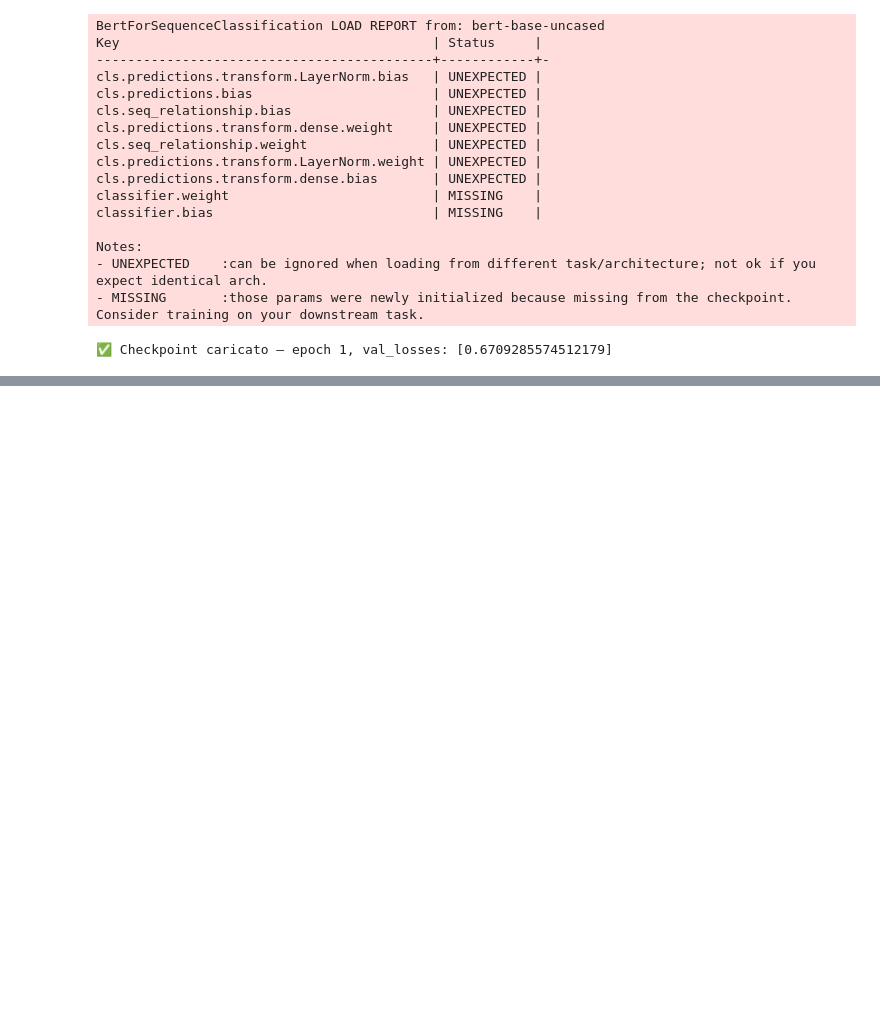
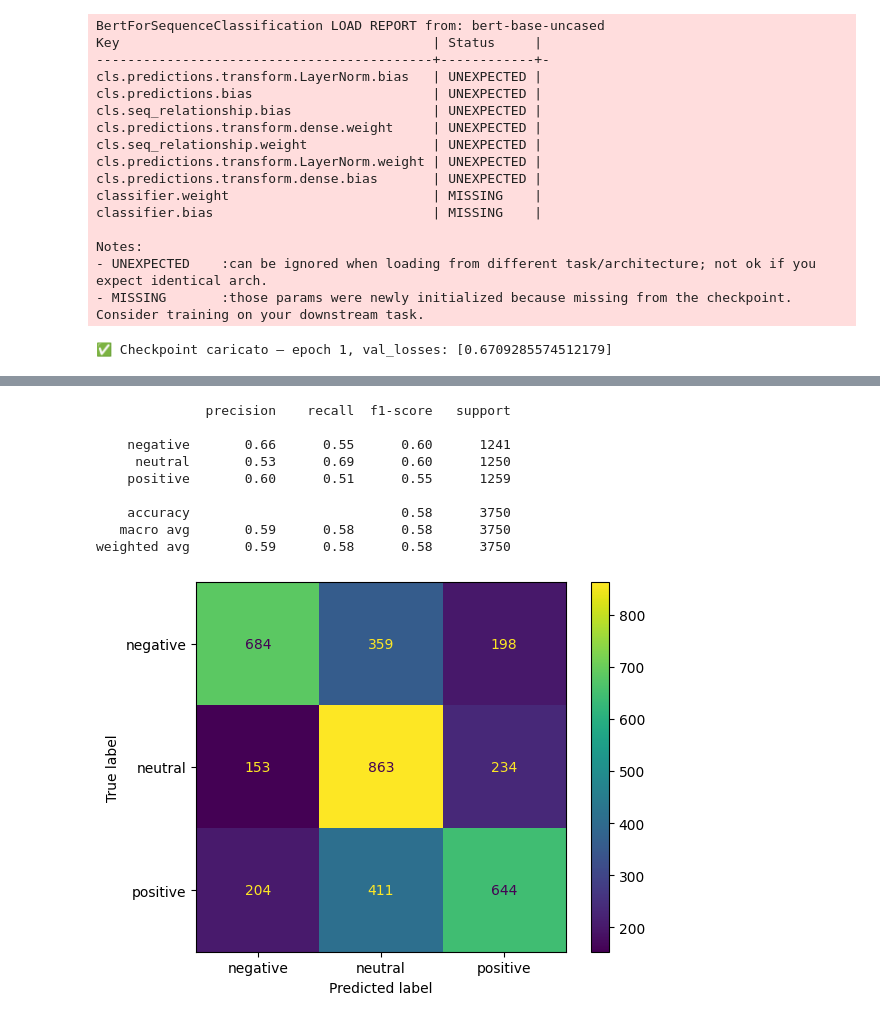
Before and after one commit to GabrieleSocrate/Text-Mining-, a Jupyter notebook: BERT__TextMining.ipynb, the cells around one changed output, grey strips where cells are left out. Drawn from its saved outputs; the diff is of its cells as text; code cells hidden in the pictures; blank space fills up the shorter version.

```diff
--- a/BERT__TextMining.ipynb
+++ b/BERT__TextMining.ipynb
@@ -18,6 +20,6 @@ Mounted at /content/drive
 # %%
 
 
-file_path = "/content/drive/MyDrive/Ds/financial_news_base.jsonl"
+file_path = "financial_news_base.jsonl" # "/content/drive/MyDrive/Ds/financial_news_base.jsonl" for colab
 
 df = pd.read_json(file_path, lines=True)
@@ -480,0 +607,33 @@ Notes:
+# %%
+from sklearn.metrics import classification_report, confusion_matrix, ConfusionMatrixDisplay
+test_loader_fb = DataLoader(Dataset(test_tokenized_fb, y_test_tensor), batch_size=batch_size)
+
+finbert.eval()
+all_preds, all_labels = [], []
+
+with torch.no_grad():
+    for batch in test_loader_fb:
+        input_ids      = batch['input_ids'].to(device)
+        attention_mask = batch['attention_mask'].to(device)
+        labels         = batch['labels'].to(device)
+        outputs        = finbert(input_ids=input_ids, attention_mask=attention_mask)
+        preds          = torch.argmax(outputs.logits, dim=1)
+        all_preds.extend(preds.cpu().numpy())
+        all_labels.extend(labels.cpu().numpy())
+
+label_names = ['negative', 'neutral', 'positive']
+print(classification_report(all_labels, all_preds, target_names=label_names))
+cm = confusion_matrix(all_labels, all_preds)
+ConfusionMatrixDisplay(cm, display_labels=label_names).plot()
+plt.show()
+# %% [output]
+              precision    recall  f1-score   support
+
+    negative       0.66      0.55      0.60      1241
+     neutral       0.53      0.69      0.60      1250
+    positive       0.60      0.51      0.55      1259
+
+    accuracy                           0.58      3750
+   macro avg       0.59      0.58      0.58      3750
+weighted avg       0.59      0.58      0.58      3750
+[figure, added]
```
Also changed, not shown: parts of 12 cells of this notebook, 3 other files.
